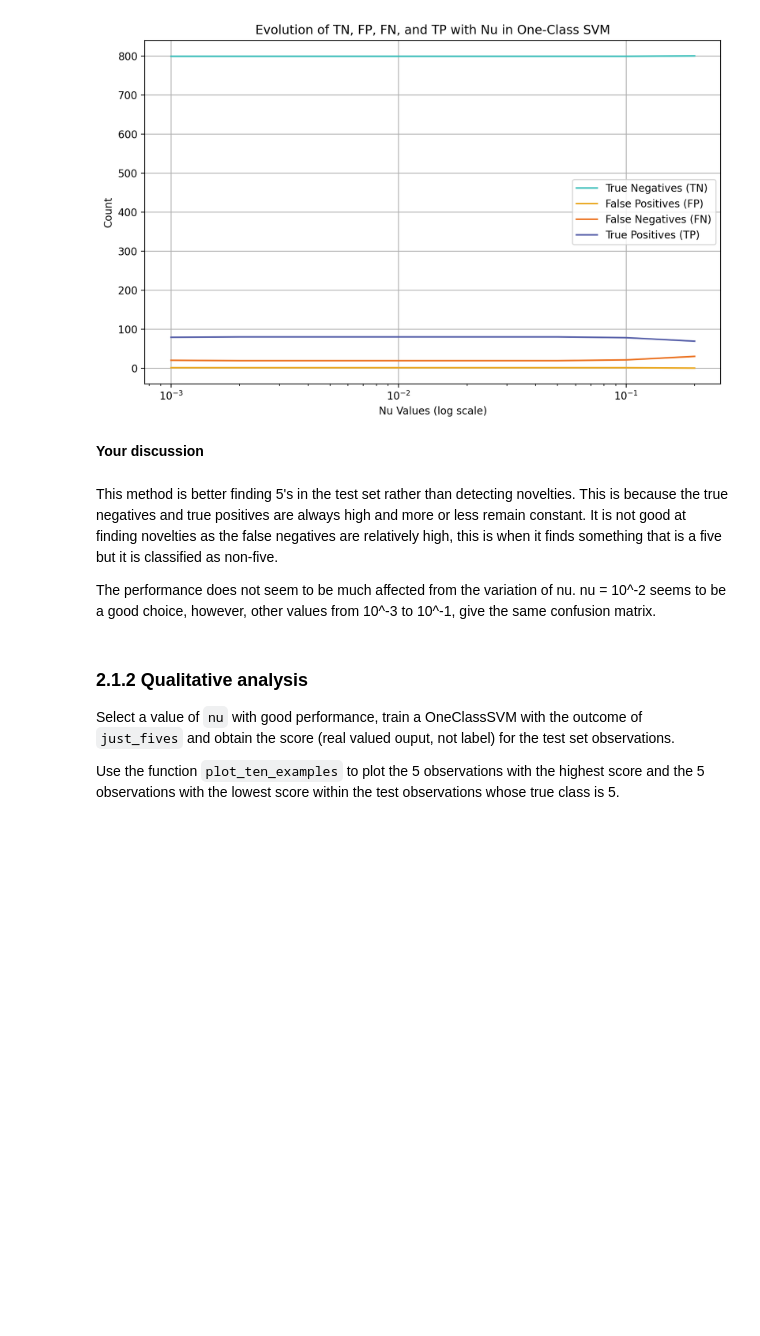
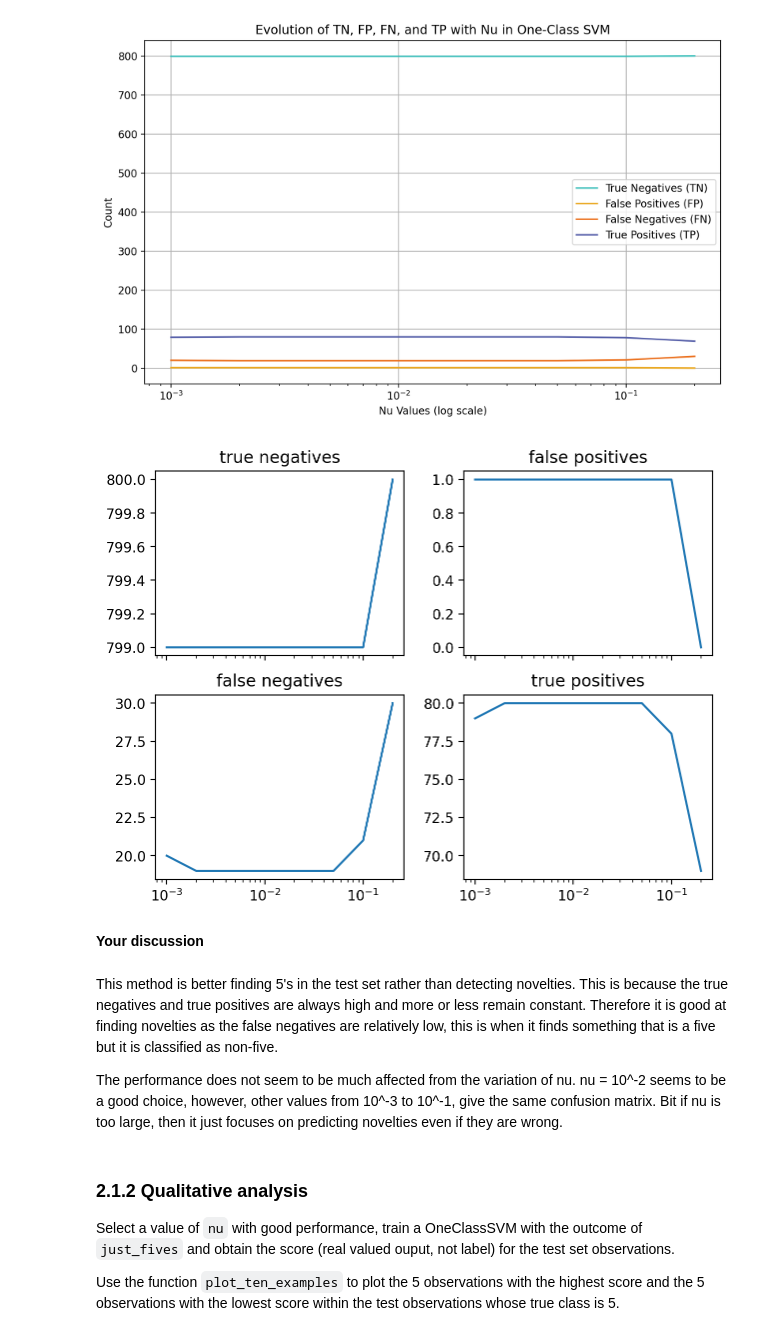
Before and after one commit to andres-nav/ml2, a Jupyter notebook: 03 Kernel Unsupervised/lab_one_class_svm_2023.ipynb, the cells around one changed output. Drawn from its saved outputs; the diff is of its cells as text; code cells hidden in the pictures; blank space fills up the shorter version.

Commit message:
lab 3: update graph, conclusions and add new plots

```diff
--- a/03 Kernel Unsupervised/lab_one_class_svm_2023.ipynb
+++ b/03 Kernel Unsupervised/lab_one_class_svm_2023.ipynb
@@ -280,12 +280,31 @@ plt.grid(True)
 plt.show()
 # %% [output]
 [figure]
+# %%
+
+from matplotlib import pyplot as plt
+
+fig, axs = plt.subplots(2, 2, sharex=True)
+
+axs[0][0].plot(range_nu, tn)
+axs[0][0].set_title("true negatives")
+axs[0][1].plot(range_nu, fp)
+axs[0][1].set_title("false positives")
+axs[1][0].plot(range_nu, fn)
+axs[1][0].set_title("false negatives")
+axs[1][1].plot(range_nu, tp)
+axs[1][1].set_title("true positives")
+fig.tight_layout(pad=1.0)
+plt.xscale("log")
+plt.show()
+# %% [output]
+[figure, added]
 # %% [markdown]
 **Your discussion**
 # %% [markdown]
-This method is better finding 5's in the test set rather than detecting novelties. This is because the true negatives and true positives are always high and more or less remain constant. It is not good at finding novelties as the false negatives are relatively high, this is when it finds something that is a five but it is classified as non-five.
+This method is better finding 5's in the test set rather than detecting novelties. This is because the true negatives and true positives are always high and more or less remain constant. Therefore it is good at finding novelties as the false negatives are relatively low, this is when it finds something that is a five but it is classified as non-five.
 
-The performance does not seem to be much affected from the variation of nu. nu = 10^-2 seems to be a good choice, however, other values from 10^-3 to 10^-1, give the same confusion matrix.
+The performance does not seem to be much affected from the variation of nu. nu = 10^-2 seems to be a good choice, however, other values from 10^-3 to 10^-1, give the same confusion matrix. Bit if nu is too large, then it just focuses on predicting novelties even if they are wrong.
 # %% [markdown]
 ### 2.1.2 Qualitative analysis
 
```
Also changed, not shown: parts of 10 cells of this notebook.
